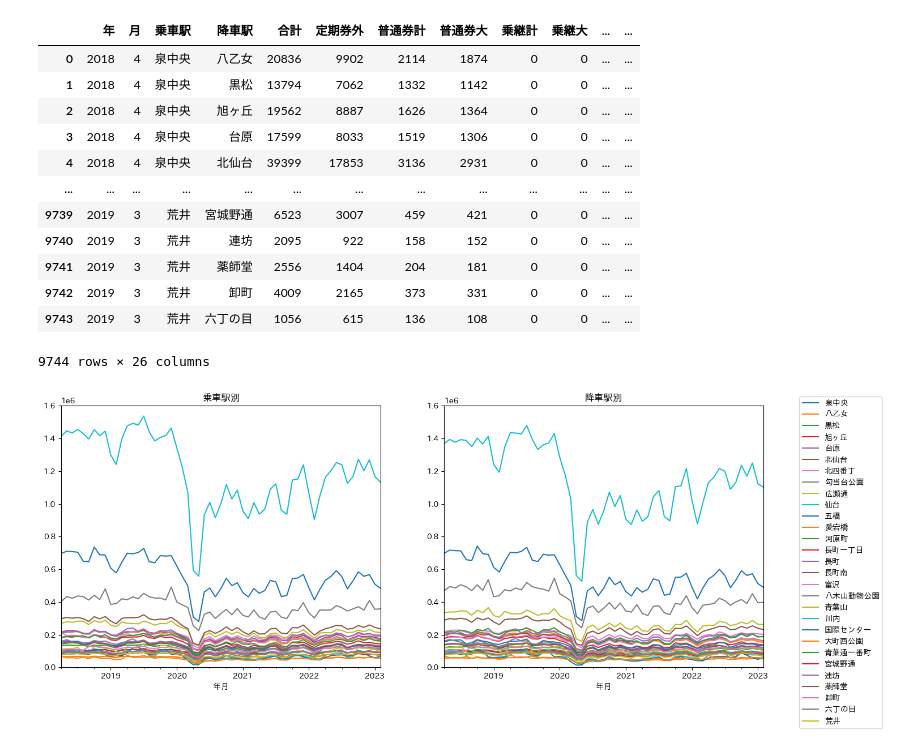
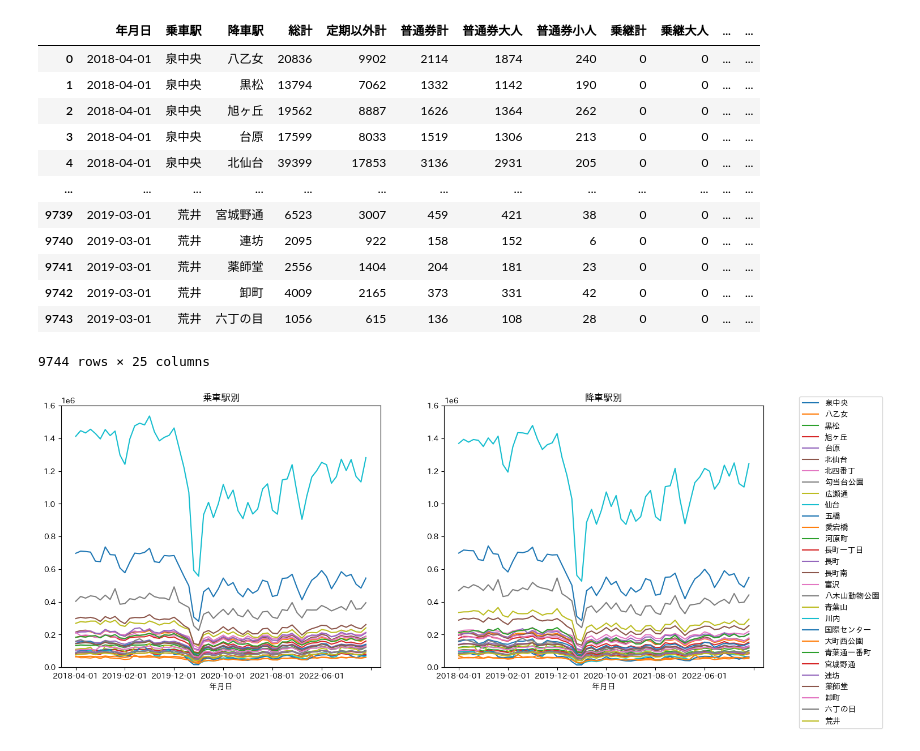
Before and after one commit to nagae/SendaiTransportData, a Jupyter notebook: subway.ipynb, the cells around one changed output. Drawn from its saved outputs; the diff is of its cells as text; code cells hidden in the pictures.

```diff
--- a/subway.ipynb
+++ b/subway.ipynb
@@ -35,39 +36,38 @@ cols = ['年', '月', '乗車駅', '降車駅', '合計', '定期券外', '普
 # %%
 FYs = [2018, 2019, 2020, 2021, 2022]
-dfs = {FY:pd.read_csv("data/Sendai_subway_OD_FY{}.csv".format(FY)) for FY in FYs}
-for FY in FYs:
-    dfs[FY]["年月"]=pd.to_datetime(dfs[FY]["年"].astype(str)+dfs[FY]["月"].astype(str), format="%Y%m")
+base_url = "https://raw.githubusercontent.com/nagae/SendaiTransportData/main/"
+dfs = {FY:pd.read_csv(base_url+"data/Sendai_subway_OD_FY{}.csv".format(FY)) for FY in FYs}
 df = pd.concat(dfs.values())
 # %%
 dfs[2018]
 # %% [output]
-|  | 年 | 月 | 乗車駅 | 降車駅 | 合計 | 定期券外 | 普通券計 | 普通券大 | 乗継計 | 乗継大 | ... | ... |
-| 0 | 2018 | 4 | 泉中央 | 八乙女 | 20836 | 9902 | 2114 | 1874 | 0 | 0 | ... | ... |
-| 1 | 2018 | 4 | 泉中央 | 黒松 | 13794 | 7062 | 1332 | 1142 | 0 | 0 | ... | ... |
-| 2 | 2018 | 4 | 泉中央 | 旭ヶ丘 | 19562 | 8887 | 1626 | 1364 | 0 | 0 | ... | ... |
-| 3 | 2018 | 4 | 泉中央 | 台原 | 17599 | 8033 | 1519 | 1306 | 0 | 0 | ... | ... |
-| 4 | 2018 | 4 | 泉中央 | 北仙台 | 39399 | 17853 | 3136 | 2931 | 0 | 0 | ... | ... |
+|  | 年月日 | 乗車駅 | 降車駅 | 総計 | 定期以外計 | 普通券計 | 普通券大人 | 普通券小人 | 乗継計 | 乗継大人 | ... | ... |
+| 0 | 2018-04-01 | 泉中央 | 八乙女 | 20836 | 9902 | 2114 | 1874 | 240 | 0 | 0 | ... | ... |
+| 1 | 2018-04-01 | 泉中央 | 黒松 | 13794 | 7062 | 1332 | 1142 | 190 | 0 | 0 | ... | ... |
+| 2 | 2018-04-01 | 泉中央 | 旭ヶ丘 | 19562 | 8887 | 1626 | 1364 | 262 | 0 | 0 | ... | ... |
+| 3 | 2018-04-01 | 泉中央 | 台原 | 17599 | 8033 | 1519 | 1306 | 213 | 0 | 0 | ... | ... |
+| 4 | 2018-04-01 | 泉中央 | 北仙台 | 39399 | 17853 | 3136 | 2931 | 205 | 0 | 0 | ... | ... |
 | ... | ... | ... | ... | ... | ... | ... | ... | ... | ... | ... | ... | ... |
-| 9739 | 2019 | 3 | 荒井 | 宮城野通 | 6523 | 3007 | 459 | 421 | 0 | 0 | ... | ... |
-| 9740 | 2019 | 3 | 荒井 | 連坊 | 2095 | 922 | 158 | 152 | 0 | 0 | ... | ... |
-| 9741 | 2019 | 3 | 荒井 | 薬師堂 | 2556 | 1404 | 204 | 181 | 0 | 0 | ... | ... |
-| 9742 | 2019 | 3 | 荒井 | 卸町 | 4009 | 2165 | 373 | 331 | 0 | 0 | ... | ... |
-| 9743 | 2019 | 3 | 荒井 | 六丁の目 | 1056 | 615 | 136 | 108 | 0 | 0 | ... | ... |
+| 9739 | 2019-03-01 | 荒井 | 宮城野通 | 6523 | 3007 | 459 | 421 | 38 | 0 | 0 | ... | ... |
+| 9740 | 2019-03-01 | 荒井 | 連坊 | 2095 | 922 | 158 | 152 | 6 | 0 | 0 | ... | ... |
+| 9741 | 2019-03-01 | 荒井 | 薬師堂 | 2556 | 1404 | 204 | 181 | 23 | 0 | 0 | ... | ... |
+| 9742 | 2019-03-01 | 荒井 | 卸町 | 4009 | 2165 | 373 | 331 | 42 | 0 | 0 | ... | ... |
+| 9743 | 2019-03-01 | 荒井 | 六丁の目 | 1056 | 615 | 136 | 108 | 28 | 0 | 0 | ... | ... |
-9744 rows × 26 columns
+9744 rows × 25 columns
 # %%
-orig_df = df.groupby(["乗車駅","年月"]).sum(numeric_only=True)["合計"]
-dest_df = df.groupby(["降車駅","年月"]).sum(numeric_only=True)["合計"]
+orig_df = df.groupby(["乗車駅","年月日"]).sum(numeric_only=True)["総計"]
+dest_df = df.groupby(["降車駅","年月日"]).sum(numeric_only=True)["総計"]
 fig, ax = plt.subplots(1, 2, figsize=(8*2,6))
 for st in all_st:
     orig_df.xs(st, level="乗車駅").plot(ax=ax[0], label=st)
     dest_df.xs(st, level="降車駅").plot(ax=ax[1], label=st)
 #ax[0].legend(bbox_to_anchor=(1.1, 1.05))
 ax[1].legend(bbox_to_anchor=(1.1, 1.05))
 ax[0].set_title("乗車駅別")
 ax[1].set_title("降車駅別")
 ax[0].set_ylim([0,1.6e6])
 ax[1].set_ylim([0,1.6e6])
 fig.savefig("乗車駅_降車駅別_利用者数.png", bbox_inches="tight")
 fig.savefig("乗車駅_降車駅別_利用者数.pdf", bbox_inches="tight")
 # %% [output]
-[figure, old version]
+[figure, new version]
```
Also changed, not shown: parts of 2 cells of this notebook.
